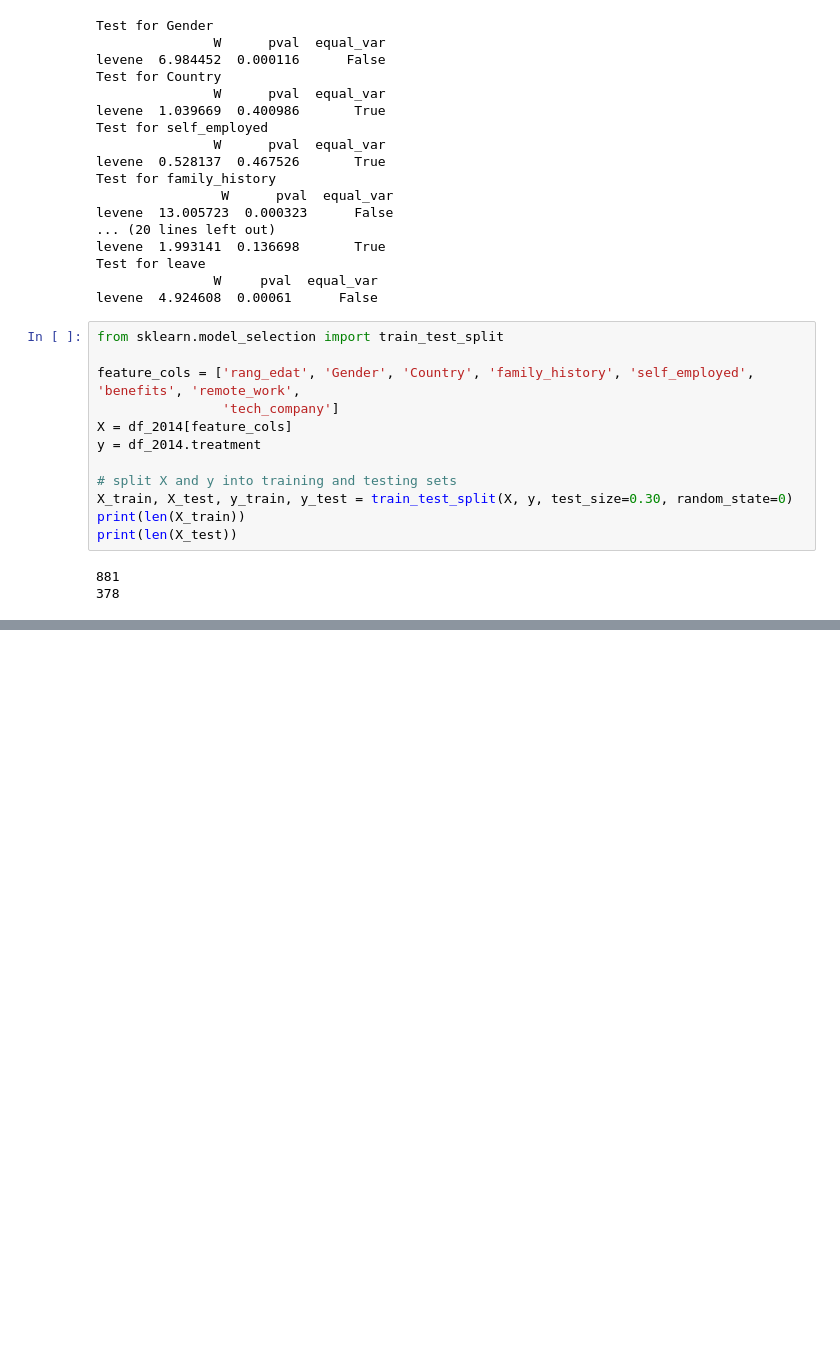
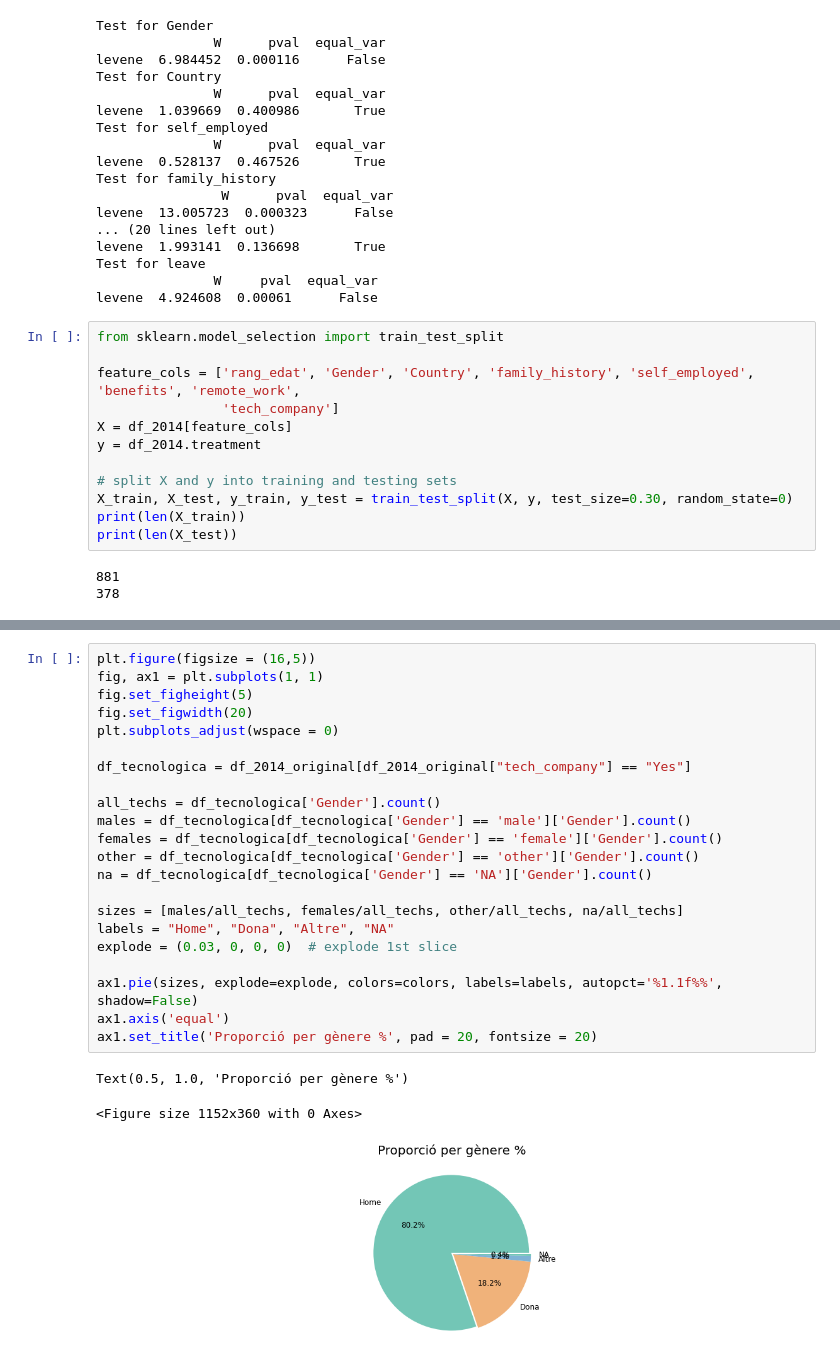
Before and after one commit to yrobla/mental-health-analysys, a Jupyter notebook: yrobla_pra2.ipynb, the cells around one changed output, grey strips where cells are left out. Saved outputs shown, nothing was run; the diff lists cells and outputs as text; blank space fills up the shorter version.

```diff
--- a/yrobla_pra2.ipynb
+++ b/yrobla_pra2.ipynb
@@ -417,0 +490,26 @@ Precisió del model de regressió logística: 0.67
+# %%
+plt.figure(figsize = (16,5))
+fig, ax1 = plt.subplots(1, 1)
+fig.set_figheight(5)
+fig.set_figwidth(20)
+plt.subplots_adjust(wspace = 0)
+
+df_tecnologica = df_2014_original[df_2014_original["tech_company"] == "Yes"]
+
+all_techs = df_tecnologica['Gender'].count()
+males = df_tecnologica[df_tecnologica['Gender'] == 'male']['Gender'].count()
+females = df_tecnologica[df_tecnologica['Gender'] == 'female']['Gender'].count()
+other = df_tecnologica[df_tecnologica['Gender'] == 'other']['Gender'].count()
+na = df_tecnologica[df_tecnologica['Gender'] == 'NA']['Gender'].count()
+
+sizes = [males/all_techs, females/all_techs, other/all_techs, na/all_techs]
+labels = "Home", "Dona", "Altre", "NA"
+explode = (0.03, 0, 0, 0)  # explode 1st slice
+
+ax1.pie(sizes, explode=explode, colors=colors, labels=labels, autopct='%1.1f%%', shadow=False)
+ax1.axis('equal')
+ax1.set_title('Proporció per gènere %', pad = 20, fontsize = 20)
+# %% [output]
+Text(0.5, 1.0, 'Proporció per gènere %')
+<Figure size 1152x360 with 0 Axes>
+[figure, added]
```
Also changed, not shown: parts of 10 cells of this notebook.
